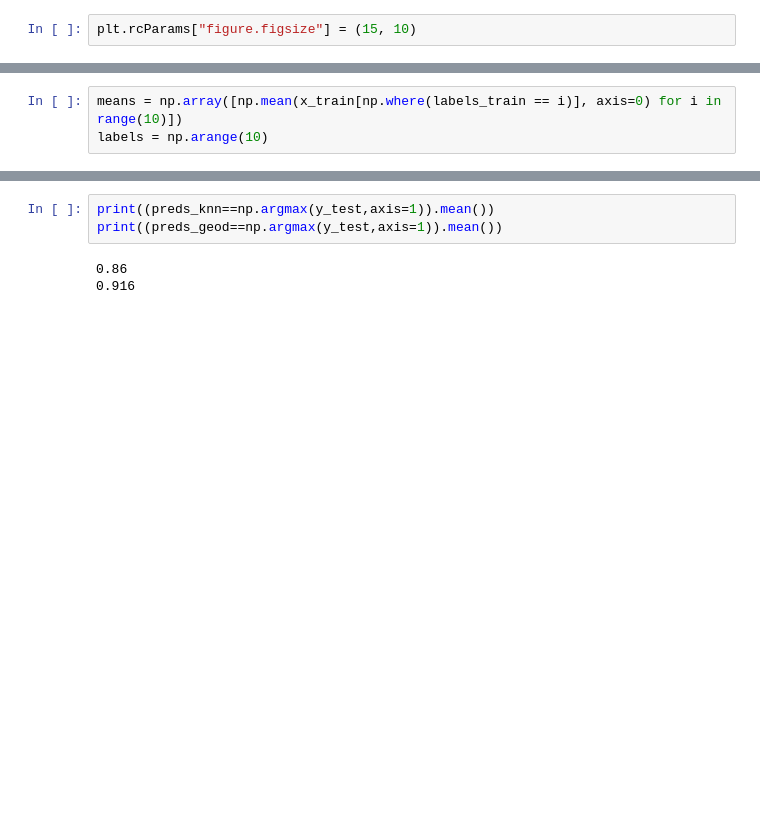
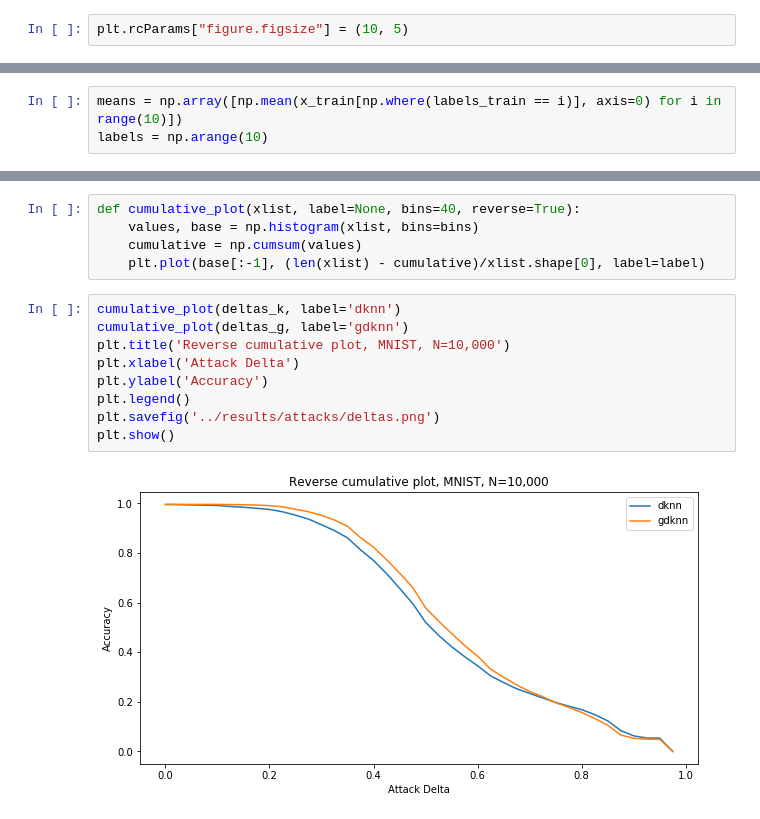
Before and after one commit to hopeliu20160622/dknn_geod, a Jupyter notebook: src/attack.ipynb, the cells around one changed output, grey strips where cells are left out. Drawn from its saved outputs; the diff is of its cells as text; blank space fills up the shorter version.

Commit message:
adding attack results for mnist 10,000, changed gitignore to include results and pickled attack deltas

```diff
--- a/src/attack.ipynb
+++ b/src/attack.ipynb
@@ -14,7 +13,7 @@ from dknn import DkNNModel
 # %% [output]
 WARNING:tensorflow:From /home/zekrom/CMU/Fall2019/10715 - Advanced Introduction to Machine Learning/Project/venv/lib/python3.5/site-packages/cleverhans/utils_tf.py:341: The name tf.GraphKeys is deprec ...
 # %%
-plt.rcParams["figure.figsize"] = (15, 10)
+plt.rcParams["figure.figsize"] = (10, 5)
 # %%
 mc = ModelConfig(config_file='../configs/config_mnist.yaml',
                  root_dir='../results/')
@@ -158,6 +139,16 @@ Prediction complete.
-# %%
-print((preds_knn==np.argmax(y_test,axis=1)).mean())
-print((preds_geod==np.argmax(y_test,axis=1)).mean())
-# %% [output]
-0.86
-0.916
+# %%
+def cumulative_plot(xlist, label=None, bins=40, reverse=True):
+    values, base = np.histogram(xlist, bins=bins)
+    cumulative = np.cumsum(values)
+    plt.plot(base[:-1], (len(xlist) - cumulative)/xlist.shape[0], label=label)
+# %%
+cumulative_plot(deltas_k, label='dknn')
+cumulative_plot(deltas_g, label='gdknn')
+plt.title('Reverse cumulative plot, MNIST, N=10,000')
+plt.xlabel('Attack Delta')
+plt.ylabel('Accuracy')
+plt.legend()
+plt.savefig('../results/attacks/deltas.png')
+plt.show()
+# %% [output]
+[figure, added]
```
Also changed, not shown: parts of 8 cells of this notebook, 4 other files.
